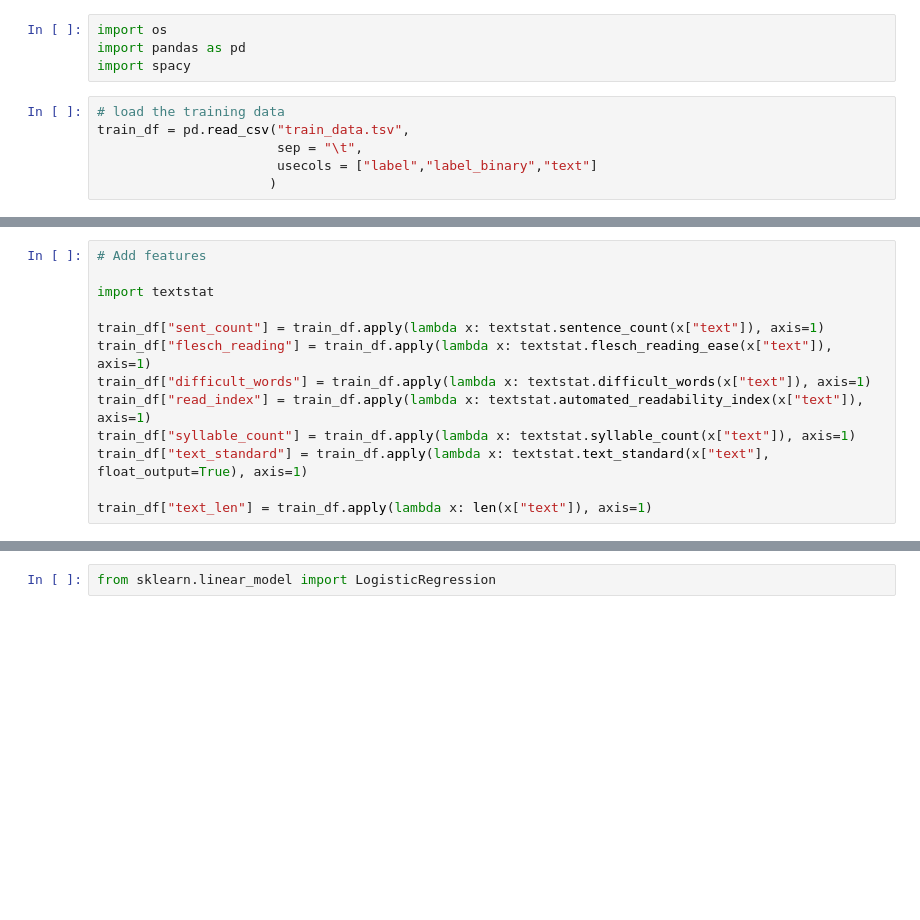
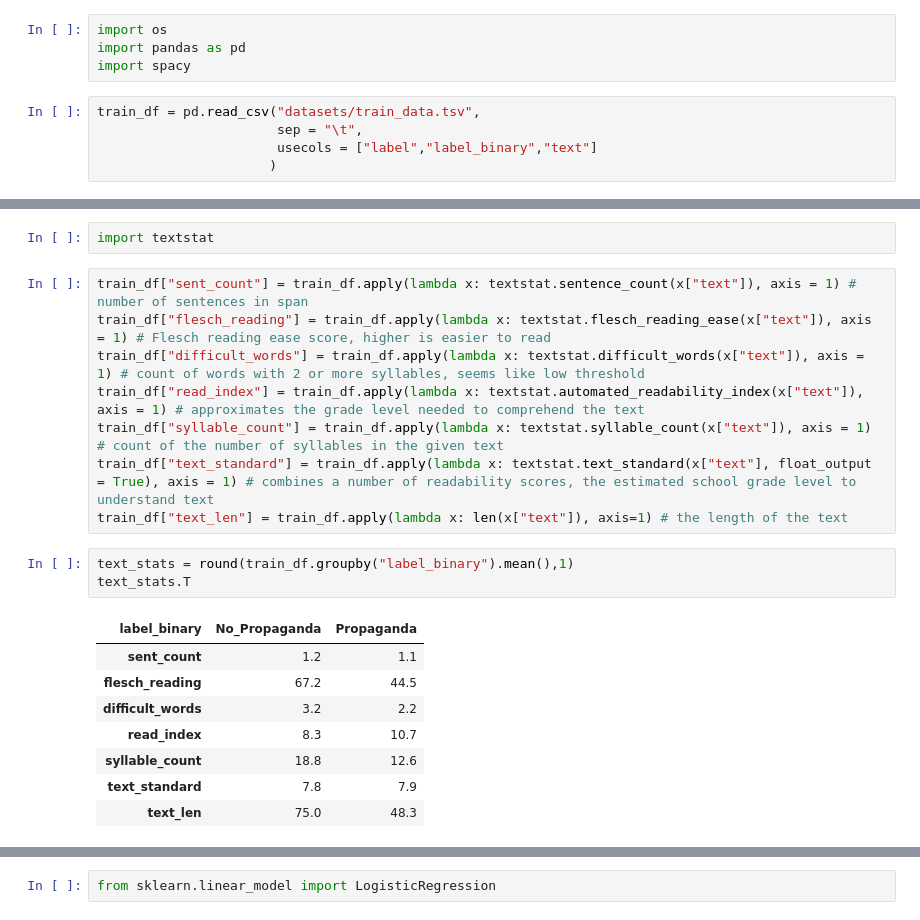
Before and after one commit to Bcromas/propaganda_bert, a Jupyter notebook: logistic_regression.ipynb, the cells around one changed output, grey strips where cells are left out. Drawn from its saved outputs; the diff is of its cells as text; blank space fills up the shorter version.

```diff
--- a/logistic_regression.ipynb
+++ b/logistic_regression.ipynb
@@ -7,8 +5,7 @@ import os
 import pandas as pd
 import spacy
 # %%
-# load the training data
-train_df = pd.read_csv("train_data.tsv",
+train_df = pd.read_csv("datasets/train_data.tsv",
                        sep = "\t",
                        usecols = ["label","label_binary","text"]
                       )
@@ -24,13 +23,22 @@ train_df.sample(3)
+# %%
+import textstat
 # %%
-# Add features
-
-import textstat
-
-train_df["sent_count"] = train_df.apply(lambda x: textstat.sentence_count(x["text"]), axis=1)
-train_df["flesch_reading"] = train_df.apply(lambda x: textstat.flesch_reading_ease(x["text"]), axis=1)
-train_df["difficult_words"] = train_df.apply(lambda x: textstat.difficult_words(x["text"]), axis=1)
-train_df["read_index"] = train_df.apply(lambda x: textstat.automated_readability_index(x["text"]), axis=1)
-train_df["syllable_count"] = train_df.apply(lambda x: textstat.syllable_count(x["text"]), axis=1)
-train_df["text_standard"] = train_df.apply(lambda x: textstat.text_standard(x["text"], float_output=True), axis=1)
-
-train_df["text_len"] = train_df.apply(lambda x: len(x["text"]), axis=1)
+train_df["sent_count"] = train_df.apply(lambda x: textstat.sentence_count(x["text"]), axis = 1) # number of sentences in span
+train_df["flesch_reading"] = train_df.apply(lambda x: textstat.flesch_reading_ease(x["text"]), axis = 1) # Flesch reading ease score, higher is easier to read
+train_df["difficult_words"] = train_df.apply(lambda x: textstat.difficult_words(x["text"]), axis = 1) # count of words with 2 or more syllables, seems like low threshold
+train_df["read_index"] = train_df.apply(lambda x: textstat.automated_readability_index(x["text"]), axis = 1) # approximates the grade level needed to comprehend the text
+train_df["syllable_count"] = train_df.apply(lambda x: textstat.syllable_count(x["text"]), axis = 1) # count of the number of syllables in the given text
+train_df["text_standard"] = train_df.apply(lambda x: textstat.text_standard(x["text"], float_output = True), axis = 1) # combines a number of readability scores, the estimated school grade level to understand text
+train_df["text_len"] = train_df.apply(lambda x: len(x["text"]), axis=1) # the length of the text
+# %%
+text_stats = round(train_df.groupby("label_binary").mean(),1)
+text_stats.T
+# %% [output]
+| label_binary | No_Propaganda | Propaganda |
+| sent_count | 1.2 | 1.1 |
+| flesch_reading | 67.2 | 44.5 |
+| difficult_words | 3.2 | 2.2 |
+| read_index | 8.3 | 10.7 |
+| syllable_count | 18.8 | 12.6 |
+| text_standard | 7.8 | 7.9 |
+| text_len | 75.0 | 48.3 |
```
Also changed, not shown: parts of 16 cells of this notebook.
